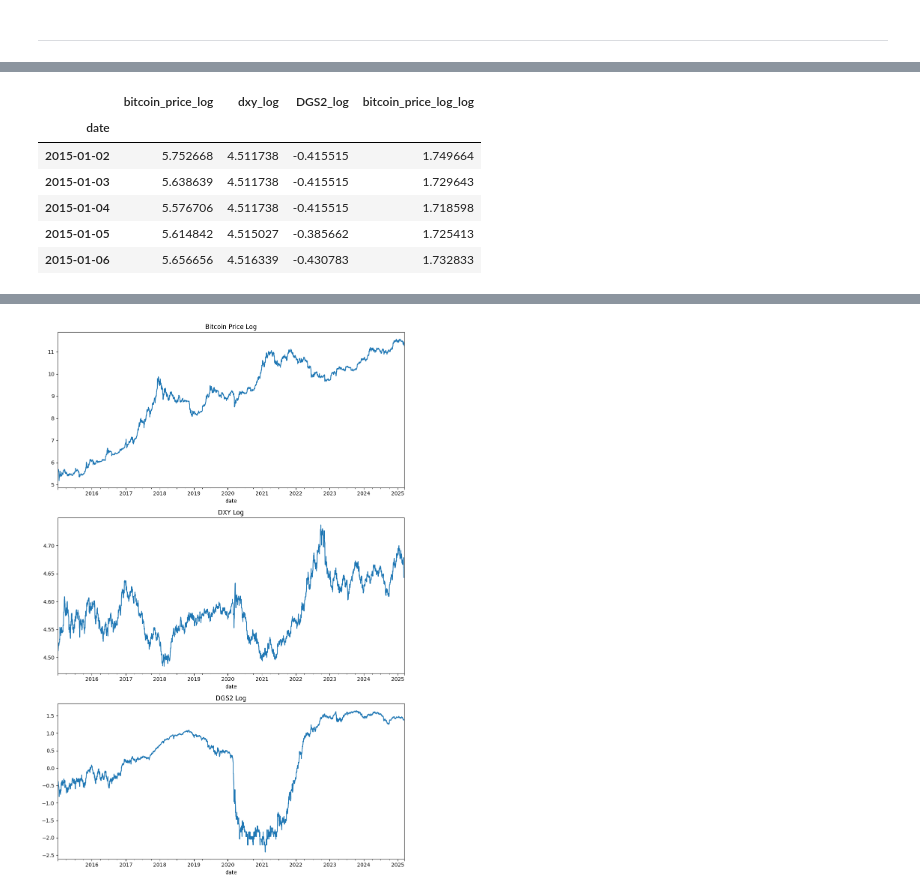
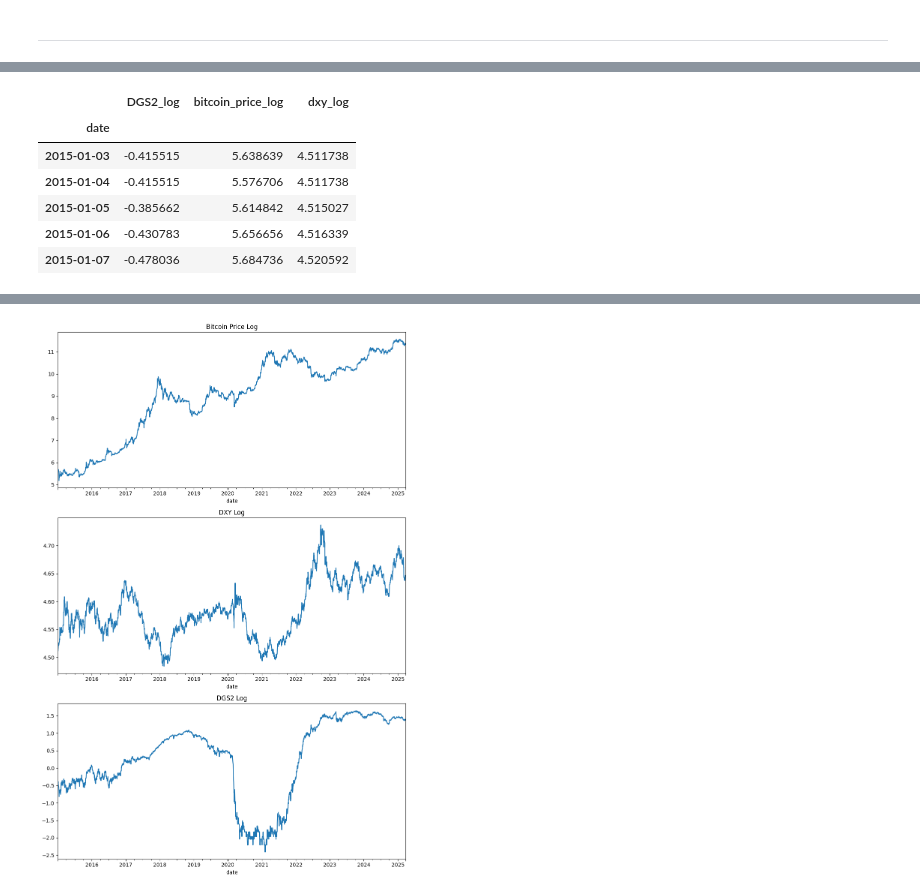
Before and after one commit to FrankAst/Forecast-BTC---DXY---2YR-BY, a Jupyter notebook: notebooks/exploration.ipynb, the cells around one changed output, grey strips where cells are left out. Drawn from its saved outputs; the diff is of its cells as text; code cells hidden in the pictures.

```diff
--- a/notebooks/exploration.ipynb
+++ b/notebooks/exploration.ipynb
@@ -116,0 +125,8 @@ date
+# %%
+# Drop the first row
+merged_df = merged_df.drop(merged_df.index[0])
+
+# Replace '_x' with '_btc' and '_y' with '_dxy' in column names
+merged_df.columns = merged_df.columns.str.replace('_x', '_btc').str.replace('_y', '_dxy')
+
+merged_df.head()
@@ -151,6 +182,0 @@ merged_df[(merged_df['DGS2'].isna()) & (merged_df['dxy'].notna())].head(50)
-# %%
-merged_df['bitcoin_price'] = merged_df['bitcoin_price'].astype(float).round(2)
-merged_df['dxy'] = merged_df['dxy'].astype(float).round(2)
-merged_df['DGS2'] = merged_df['DGS2'].round(2)
-
-print(merged_df.head())
@@ -164,0 +183,8 @@ date
+# %%
+# Convert all columns to float
+merged_df = merged_df.astype(float)
+
+# Round all columns to 2 decimals
+merged_df = merged_df.round(2)
+
+merged_df.head()
@@ -208,0 +259,3 @@ merged_df.head()
+# %%
+merged_df.drop(columns=['Volume_dxy'], axis=1, inplace= True)
+merged_df.info()
@@ -239,16 +375,16 @@ Esto permite obtener series que reflejen la variacion porcentual en los precios
 # %%
 # Transformacion logaritmica:
-transformed_df = np.log(merged_df.replace(0, np.nan)).dropna()
+transformed_df = np.log(merged_df[['DGS2','bitcoin_price', 'dxy']].replace(0, np.nan)).dropna()
 transformed_df.columns = [f"{col}_log" for col in transformed_df.columns]
 transformed_df.head()
 # %% [output]
-|  | bitcoin_price_log | dxy_log | DGS2_log | bitcoin_price_log_log |
-| date |  |  |  |  |
-| 2015-01-02 | 5.752668 | 4.511738 | -0.415515 | 1.749664 |
-| 2015-01-03 | 5.638639 | 4.511738 | -0.415515 | 1.729643 |
-| 2015-01-04 | 5.576706 | 4.511738 | -0.415515 | 1.718598 |
-| 2015-01-05 | 5.614842 | 4.515027 | -0.385662 | 1.725413 |
-| 2015-01-06 | 5.656656 | 4.516339 | -0.430783 | 1.732833 |
+|  | DGS2_log | bitcoin_price_log | dxy_log |
+| date |  |  |  |
+| 2015-01-03 | -0.415515 | 5.638639 | 4.511738 |
+| 2015-01-04 | -0.415515 | 5.576706 | 4.511738 |
+| 2015-01-05 | -0.385662 | 5.614842 | 4.515027 |
+| 2015-01-06 | -0.430783 | 5.656656 | 4.516339 |
+| 2015-01-07 | -0.478036 | 5.684736 | 4.520592 |
 # %%
 # Diferenciacion de primer orden:
 for col in transformed_df.columns:
```
Also changed, not shown: parts of 43 cells of this notebook, 8 other files.
